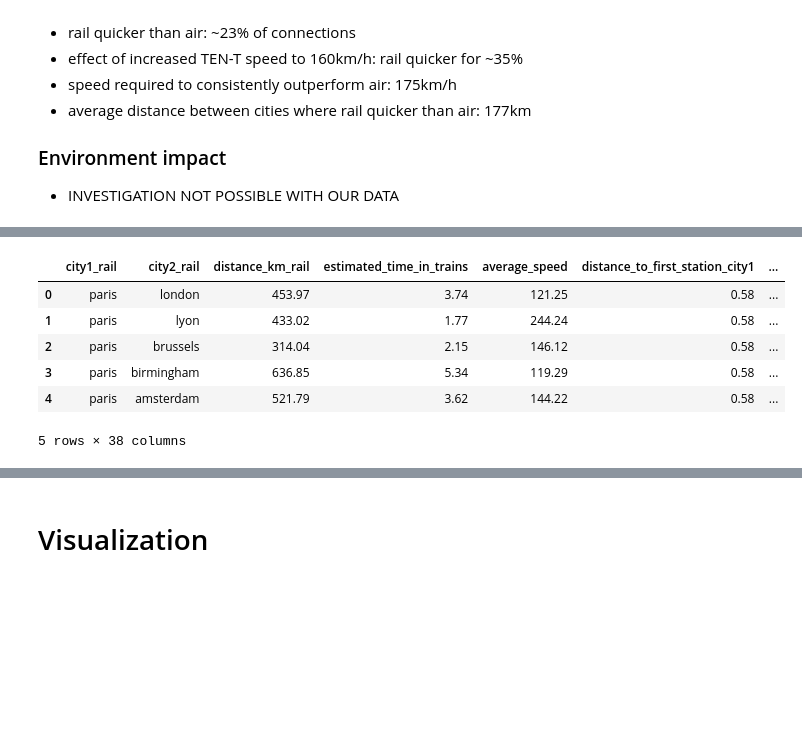
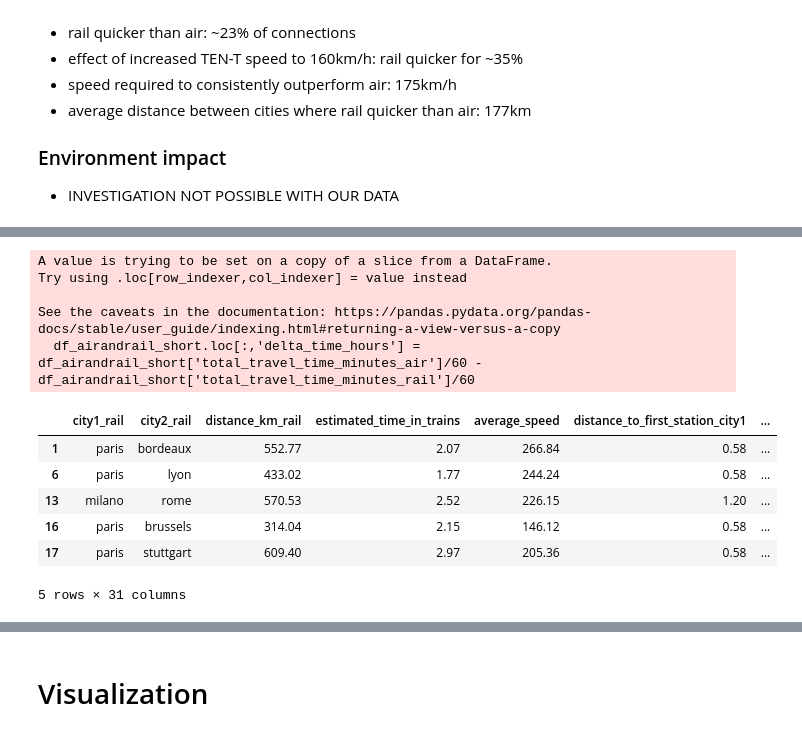
Before and after one commit to Niledough/DOPP_Exercise_2, a Jupyter notebook: dopp-air-and-rail.ipynb, the cells around one changed output, grey strips where cells are left out. Saved outputs shown, nothing was run; the diff lists cells and outputs as text; code cells hidden in the pictures; blank space fills up the shorter version.

```diff
--- a/dopp-air-and-rail.ipynb
+++ b/dopp-air-and-rail.ipynb
@@ -1850,19 +1970,0 @@ Total number of Air connections between cities less than 500km apart: 193
-# %%
-# recalculate rail speed using the air (straight line distance)
-
-#drop rows where scraped travel time is 0
-
-df_airandrail_short = df_airandrail_short[df_airandrail_short['total_travel_time_minutes_rail']!= 0]
-
-#merge with
-
-print(len(df_airandrail_short))
-
-merged_df = merged_df.rename(columns={'City': 'city1_rail'})
-
-df_airandrail_short = pd.merge(df_airandrail_short, merged_df, on='city1_rail')
-
-
-df_airandrail_short['straight_line_speed_rail'] = df_airandrail_short['distance_km_air']/(df_airandrail_short['total_travel_time_minutes_rail']/60)
-
-display(df_airandrail_short.head())
@@ -1891,9 +1984,9 @@ print(f"Minimum Average Speed: {min_avg_speed} km/h")
 
 # create avg_speed groups
 
-bins = np.arange(10,180,10) # bins for avg speed
+bins = np.arange(10,190,10) # bins for avg speed
 labels = [f"{bins[i]}-{bins[i+1]}" for i in range(len(bins)-1)]
-df_airandrail_short['speed_group'] = pd.cut(df_airandrail_short['straight_line_speed_rail'], bins=bins, labels=labels, right=False)
+df_airandrail_short.loc[:,'speed_group'] = pd.cut(df_airandrail_short['straight_line_speed_rail'], bins=bins, labels=labels, right=False)
 
 speed_group_counts = df_airandrail_short['speed_group'].value_counts(sort=False)
 #print(speed_group_counts)
@@ -2046,16 +2123,21 @@ connection analysis does not match EU paper findings at all
 # %%
 
-df_airandrail_short['delta_time_hours'] = df_airandrail_short['total_travel_time_minutes_air']/60 - df_airandrail_short['total_travel_time_minutes_rail']/60
+df_airandrail_short.loc[:,'delta_time_hours'] = df_airandrail_short['total_travel_time_minutes_air']/60 - df_airandrail_short['total_travel_time_minutes_rail']/60
 
 display(df_airandrail_short.head())
 # %% [output]
+A value is trying to be set on a copy of a slice from a DataFrame.
+Try using .loc[row_indexer,col_indexer] = value instead
+
+See the caveats in the documentation: https://pandas.pydata.org/pandas-docs/stable/user_guide/indexing.html#returning-a-view-versus-a-copy
+  df_airandrail_short.loc[:,'delta_time_hours'] = df_airandrail_short['total_travel_time_minutes_air']/60 - df_airandrail_short['total_travel_time_minutes_rail']/60
 |  | city1_rail | city2_rail | distance_km_rail | estimated_time_in_trains | average_speed | distance_to_first_station_city1 | ... |
-| 0 | paris | london | 453.97 | 3.74 | 121.25 | 0.58 | ... |
-| 1 | paris | lyon | 433.02 | 1.77 | 244.24 | 0.58 | ... |
-| 2 | paris | brussels | 314.04 | 2.15 | 146.12 | 0.58 | ... |
-| 3 | paris | birmingham | 636.85 | 5.34 | 119.29 | 0.58 | ... |
-| 4 | paris | amsterdam | 521.79 | 3.62 | 144.22 | 0.58 | ... |
+| 1 | paris | bordeaux | 552.77 | 2.07 | 266.84 | 0.58 | ... |
+| 6 | paris | lyon | 433.02 | 1.77 | 244.24 | 0.58 | ... |
+| 13 | milano | rome | 570.53 | 2.52 | 226.15 | 1.20 | ... |
+| 16 | paris | brussels | 314.04 | 2.15 | 146.12 | 0.58 | ... |
+| 17 | paris | stuttgart | 609.40 | 2.97 | 205.36 | 0.58 | ... |
-5 rows × 38 columns
+5 rows × 31 columns
 # %%
 # drop connections where time delta > 10h
 
```
Also changed, not shown: parts of 29 cells of this notebook.
